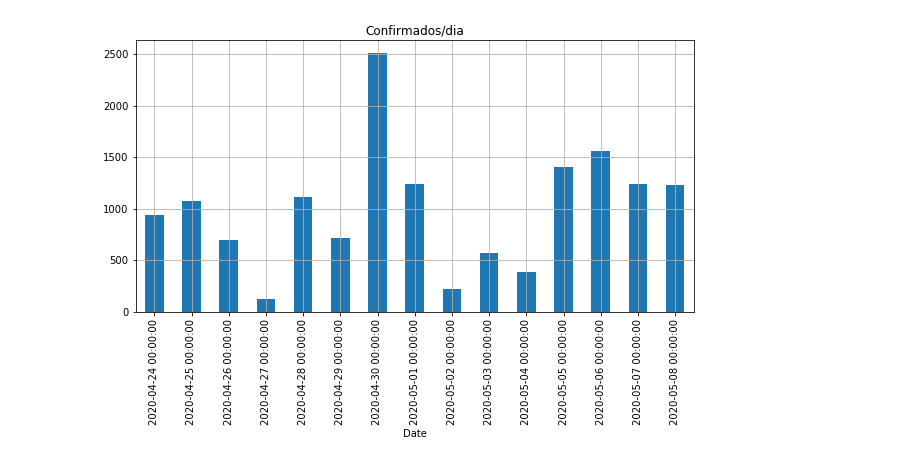
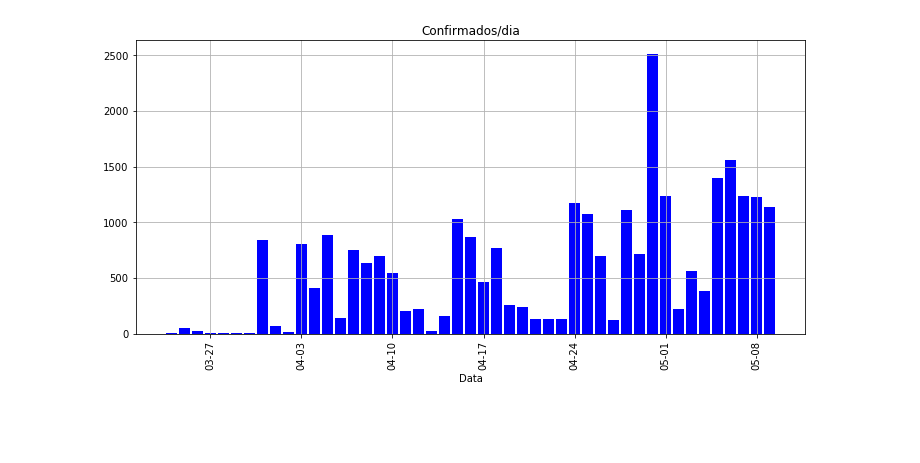
Before and after one commit to rsaat/covid19sp, a Jupyter notebook: estudos/covid19-sp.ipynb, the cells around one changed output. Drawn from its saved outputs; the diff is of its cells as text; code cells hidden in the pictures; blank space fills up the shorter version.

```diff
--- a/estudos/covid19-sp.ipynb
+++ b/estudos/covid19-sp.ipynb
@@ -9,5 +7,0 @@ df = pandas.read_csv('../data/covidsp.csv',sep=';',index_col=0, parse_dates=True
-# %%
-#Configurtação dos gráficos
-#https://pandas.pydata.org/docs/reference/api/pandas.DataFrame.plot.html#pandas.DataFrame.plot
-def plot_chart(df, column_name, chart_title):
-  df[column_name].plot(kind='bar', figsize=(10,5), title=chart_title, grid=True);
@@ -23,2 +34,11 @@ daily_data = daily_data.drop(daily_data.index[0])
+# %%
+daily_data = pandas.DataFrame()
+daily_data['DeathPerDay']=df['DeathsSivep'].diff()
+daily_data['DeathTotal']=df['DeathsSivep']
+daily_data['ConfirmedTotal']=df['ConfirmedCases']
+daily_data['ConfirmedPerDay']=df['ConfirmedCases'].diff()
+daily_data['SuspectedPerDay']=df['Suspects'].diff()
+daily_data['CtiUsage']=df['CtiUsage']
+daily_data['Letality'] = 100.0*(df['DeathsSivep']/df['ConfirmedCases'])
 # %%
 print ("Dados dos últimos dias")
@@ -36,0 +91,28 @@ Date
+# %%
+#Configurtação dos gráficos
+def plot_chart(df, column_name, chart_title):
+
+  #https://pandas.pydata.org/docs/reference/api/pandas.DataFrame.plot.html#pandas.DataFrame.plot
+  #ax = df[column_name].plot(kind='bar', figsize=(10,5), title=chart_title, grid=True);
+  #https://matplotlib.org/api/axes_api.html#matplotlib.axes.Axes
+  #ax.set_xticklabels([temp.strftime("%m-%d") for temp in df.index]);
+
+  #https://www.earthdatascience.org/courses/use-data-open-source-python/use-time-series-data-in-python/date-time-types-in-pandas-python/
+  fig, ax = plt.subplots(figsize=(12, 6));
+
+
+  ax.xaxis.set_major_formatter(mdates.DateFormatter('%m-%d'))
+  ax.xaxis.set_major_locator(mdates.DayLocator(interval=7))
+  fig.autofmt_xdate()
+
+  ax.grid(zorder=0)
+  # Add x-axis and y-axis
+  ax.bar(df.index.values,
+        df[column_name],
+        color='blue');
+  # Set title and labels for axes
+  ax.set(xlabel="Data",
+       title=chart_title);
+  # Rotate tick marks on x-axis
+  plt.setp(ax.get_xticklabels(), rotation=90)
+  plt.show()
@@ -37,4 +123,4 @@ Date
 # %%
-plot_chart(daily_data,'ConfirmedCases','Confirmados/dia')
+plot_chart(daily_data,'ConfirmedPerDay','Confirmados/dia')
 # %% [output]
-[figure, old version]
+[figure, new version]
```
Also changed, not shown: parts of 13 cells of this notebook, 4 other files.
